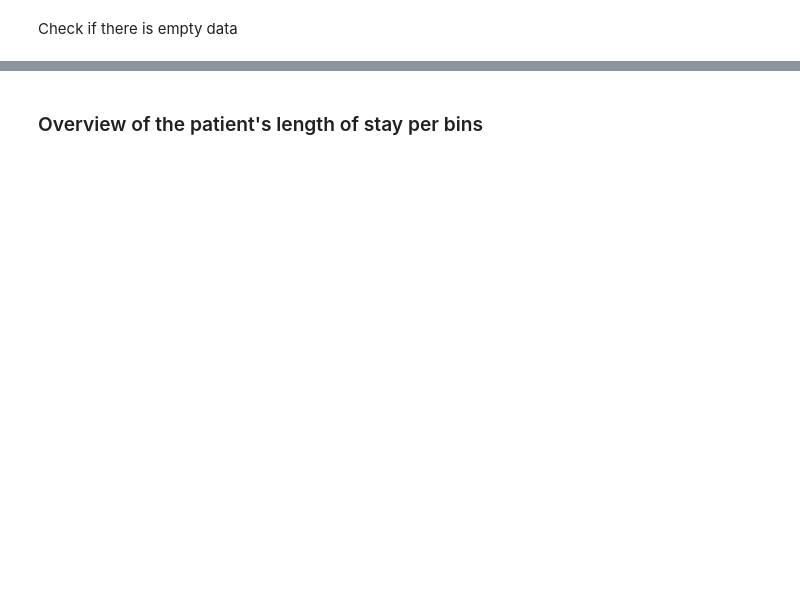
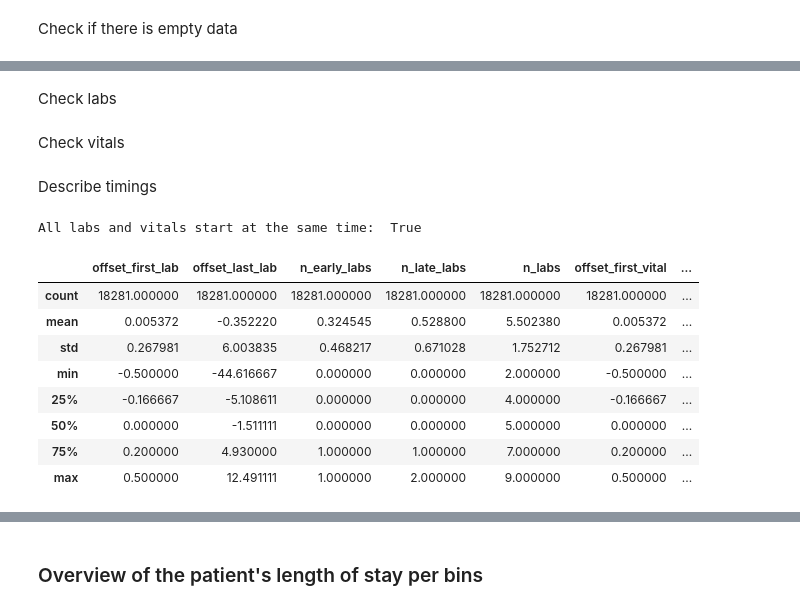
Before and after one commit to randlbem/Early_ICU_mortality_prediction_with_deep_FL, a Jupyter notebook: explotaratory_analysis.ipynb, the cells around one changed output, grey strips where cells are left out. Cells and saved outputs as stored; diff of their text form; code cells hidden in the pictures; blank space fills up the shorter version.

```diff
--- a/explotaratory_analysis.ipynb
+++ b/explotaratory_analysis.ipynb
@@ -87,0 +172,2 @@ vitals.isnull().sum().sum()
+# %% [markdown]
+Check labs
@@ -87,0 +198,2 @@ vitals.isnull().sum().sum()
+# %% [markdown]
+Check vitals
@@ -87,0 +224,19 @@ vitals.isnull().sum().sum()
+# %% [markdown]
+Describe timings
+# %%
+print(
+    'All labs and vitals start at the same time: ',
+    (timings['offset_first_vital'] == timings['offset_first_lab']).to_numpy().all()
+)
+timings.describe()
+# %% [output]
+All labs and vitals start at the same time:  True
+|  | offset_first_lab | offset_last_lab | n_early_labs | n_late_labs | n_labs | offset_first_vital | ... |
+| count | 18281.000000 | 18281.000000 | 18281.000000 | 18281.000000 | 18281.000000 | 18281.000000 | ... |
+| mean | 0.005372 | -0.352220 | 0.324545 | 0.528800 | 5.502380 | 0.005372 | ... |
+| std | 0.267981 | 6.003835 | 0.468217 | 0.671028 | 1.752712 | 0.267981 | ... |
+| min | -0.500000 | -44.616667 | 0.000000 | 0.000000 | 2.000000 | -0.500000 | ... |
+| 25% | -0.166667 | -5.108611 | 0.000000 | 0.000000 | 4.000000 | -0.166667 | ... |
+| 50% | 0.000000 | -1.511111 | 0.000000 | 0.000000 | 5.000000 | 0.000000 | ... |
+| 75% | 0.200000 | 4.930000 | 1.000000 | 1.000000 | 7.000000 | 0.200000 | ... |
+| max | 0.500000 | 12.491111 | 1.000000 | 2.000000 | 9.000000 | 0.500000 | ... |
```
Also changed, not shown: parts of 34 cells of this notebook, 1 other file.
